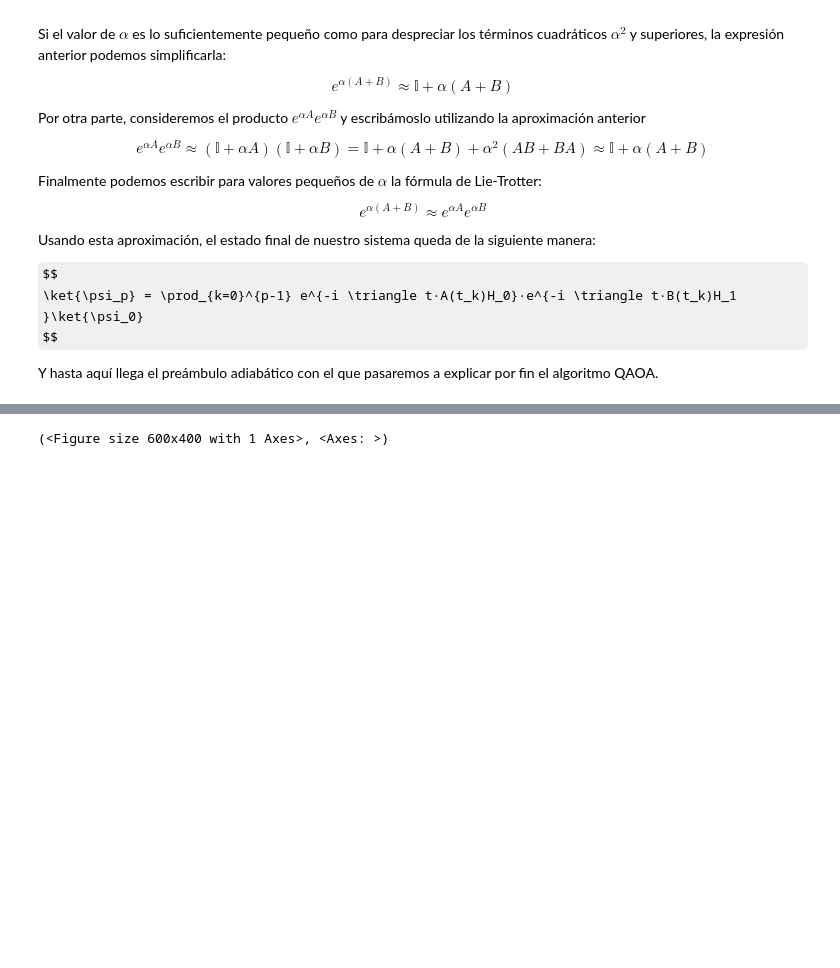
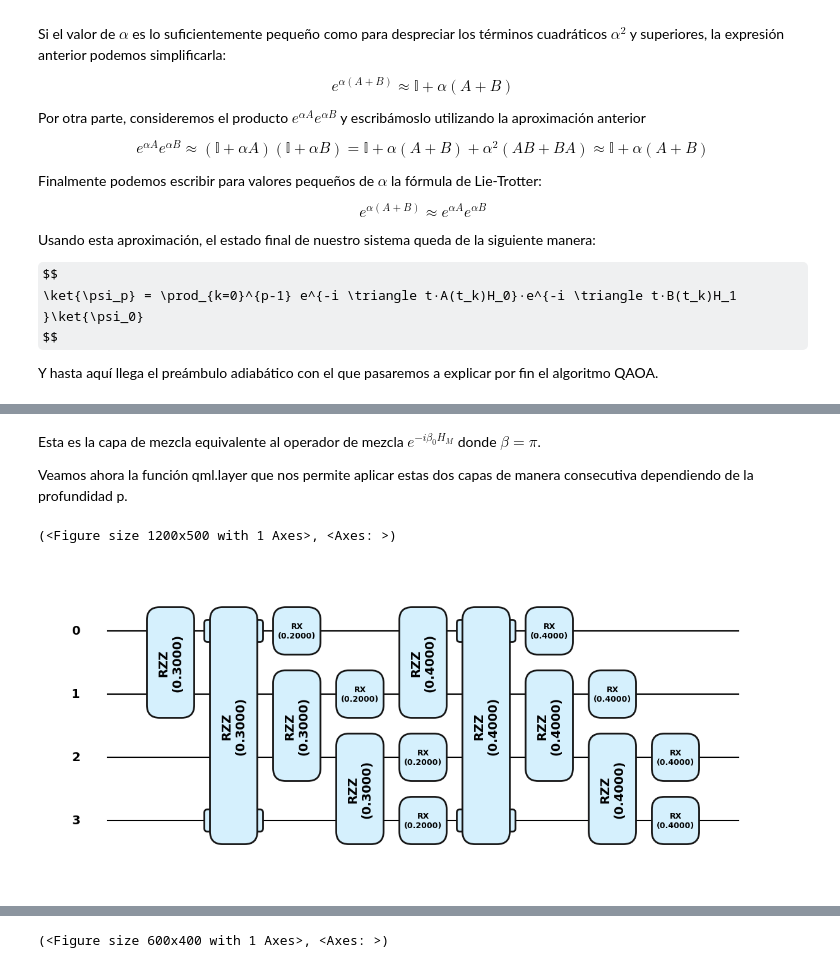
Before and after one commit to pabloramosdev/quantum_computing, a Jupyter notebook: max_cut_problem.ipynb, the cells around one changed output, grey strips where cells are left out. Saved outputs shown, nothing was run; the diff lists cells and outputs as text; code cells hidden in the pictures; some formulas as TeX source; blank space fills up the shorter version.

```diff
--- a/max_cut_problem.ipynb
+++ b/max_cut_problem.ipynb
@@ -326,3 +381,21 @@ $$
+# %% [markdown]
+Esta es la capa de mezcla equivalente al operador de mezcla $e^{-i \beta_0 H_M}$ donde $\beta=\pi$.
+
+Veamos ahora la función qml.layer que nos permite aplicar estas dos capas de manera consecutiva dependiendo de la profundidad p.
+# %%
+p = 2 # Número de capas
+betas = np.array([0.1, 0.2]) # Parámetros beta
+gammas = np.array([0.3, 0.4]) # Parámetros gamma
+qaoa_layer = lambda beta, gamma: [cost_layer(gamma, cost_h), mixer_layer(beta, mixer_h)] # Definimos la capa QAOA
+
+qml.draw_mpl(
+    qml.QNode(qml.layer, qml.device("default.qubit")),
+    level="device",
+    style="pennylane",
+    decimals=4)(qaoa_layer, p, betas, gammas)
+# %% [output]
+(<Figure size 1200x500 with 1 Axes>, <Axes: >)
+[figure, added]
 # %%
 import pennylane as qml
 from pennylane.qaoa.layers import cost_layer, mixer_layer
```
Also changed, not shown: parts of 12 cells of this notebook.
